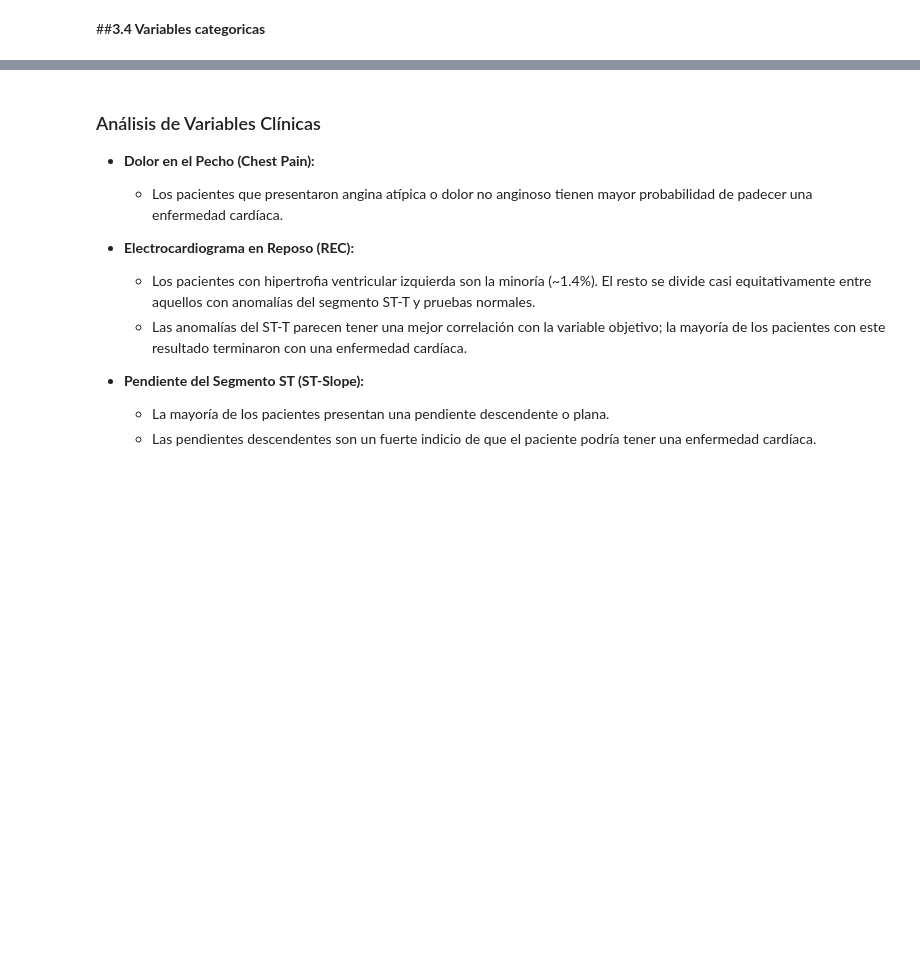
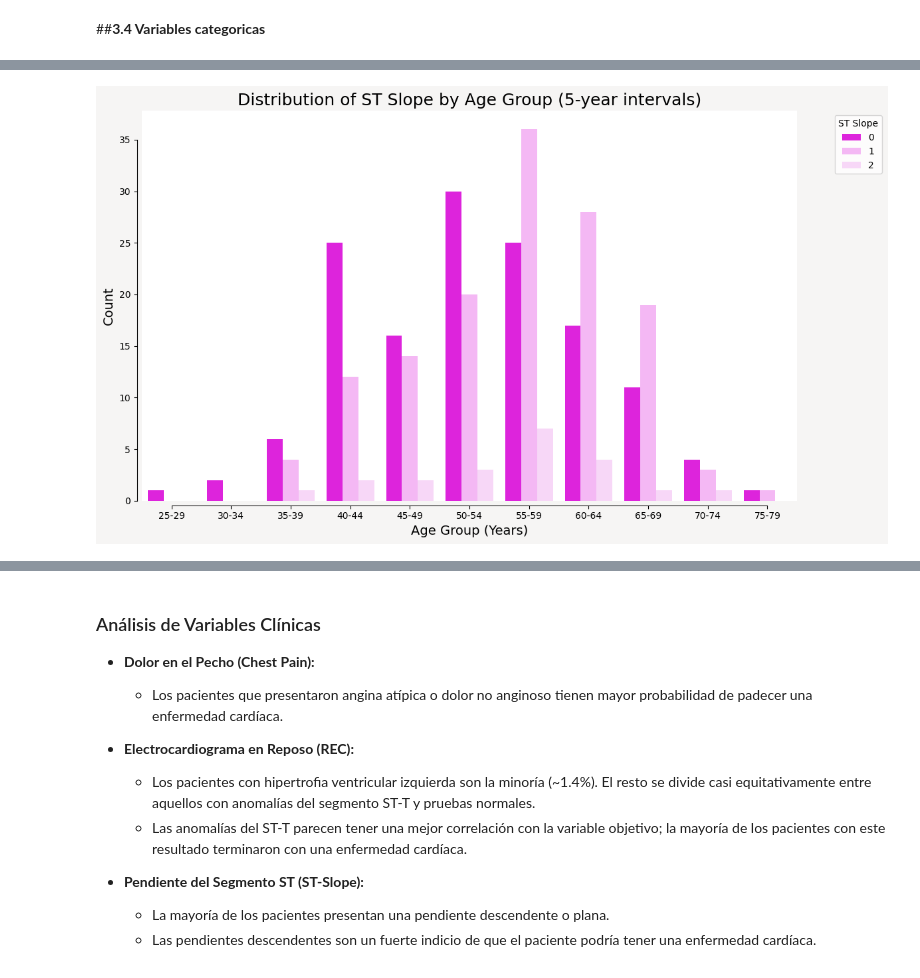
Before and after one commit to juanpajaro/IA_en_salud_diplomado_puj, a Jupyter notebook: Clase_4_Prediccion_enfermedad_cardiaca.ipynb, the cells around one changed output, grey strips where cells are left out. Cells and saved outputs as stored; diff of their text form; code cells hidden in the pictures; blank space fills up the shorter version.

```diff
--- a/Clase_4_Prediccion_enfermedad_cardiaca.ipynb
+++ b/Clase_4_Prediccion_enfermedad_cardiaca.ipynb
@@ -190,0 +231,12 @@ count_plot(data, cat_feats[0:-1]);
+# %%
+age_bins = [10*i for i in range(3, 9)] # Bins from 20-30, 30-40, ..., 70-80
+age_labels = [f'{i}-{i+9}' for i in age_bins[:-1]] # Labels like '20-29', '30-39'
+data['age_group'] = pd.cut(data['age'], bins=age_bins, labels=age_labels, right=False)
+
+# Adjusting bins for 5-year intervals as requested by user
+age_bins_5 = list(range(25, 85, 5)) # Start from 25, end before 85, step 5
+age_labels_5 = [f'{i}-{i+4}' for i in age_bins_5[:-1]]
+data['age_group_5'] = pd.cut(data['age'], bins=age_bins_5, labels=age_labels_5, right=False)
+
+# Display the first few rows with the new age_group_5 column
+display(data[['age', 'age_group_5']].head())
@@ -190,0 +250,14 @@ count_plot(data, cat_feats[0:-1]);
+# %%
+plt.figure(figsize=(12, 7), facecolor='#F6F5F4')
+sns.countplot(data=data, x='age_group_5', hue='st_slope', palette=mypal[0:3])
+plt.title('Distribution of ST Slope by Age Group (5-year intervals)', fontsize=18)
+plt.xlabel('Age Group (Years)', fontsize=14)
+plt.ylabel('Count', fontsize=14)
+plt.xticks(rotation=45, ha='right')
+plt.legend(title='ST Slope', bbox_to_anchor=(1.05, 1), loc='upper left')
+sns.despine(right=True)
+sns.despine(offset=5, trim=True)
+plt.tight_layout()
+plt.show()
+# %% [output]
+[figure, added]
```
Also changed, not shown: parts of 20 cells of this notebook.
